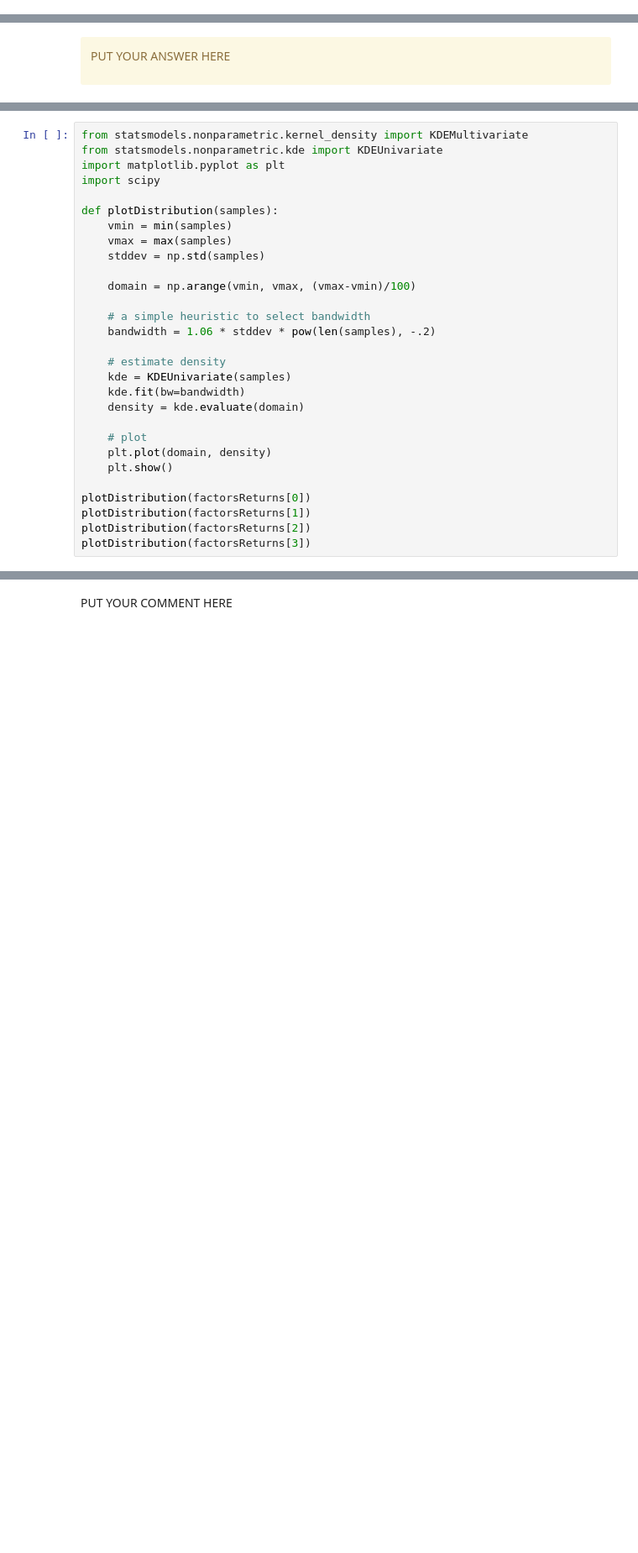
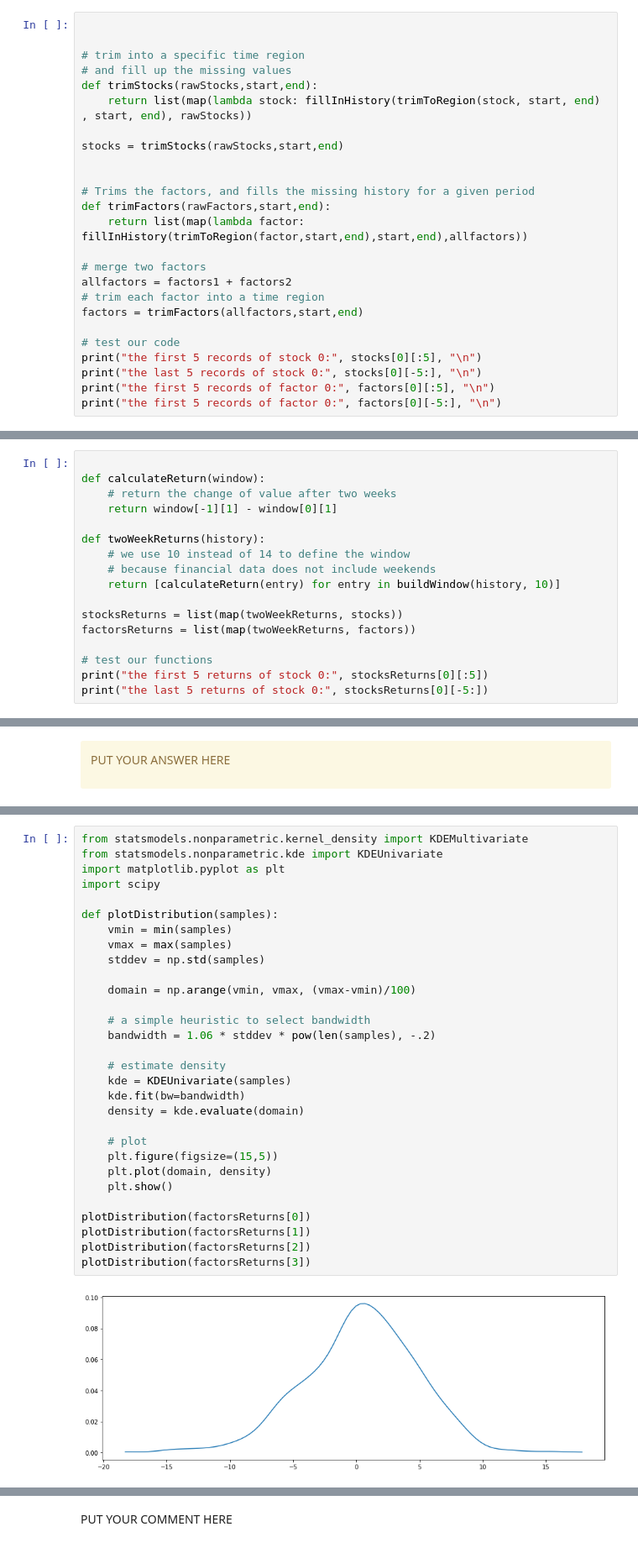
Before and after one commit to cartfjord/AML, a Jupyter notebook: Notebooks/MC.ipynb, the cells around one changed output, grey strips where cells are left out. Shown: that part at 84% size. Saved outputs shown, nothing was run; the diff lists cells and outputs as text; blank space fills up the shorter version.

```diff
--- a/Notebooks/MC.ipynb
+++ b/Notebooks/MC.ipynb
@@ -570,0 +571,25 @@ print("the first 5 records of factor 0:", factors[0][-5:], "\n")
+# %%
+
+
+# trim into a specific time region
+# and fill up the missing values
+def trimStocks(rawStocks,start,end):
+    return list(map(lambda stock: fillInHistory(trimToRegion(stock, start, end) , start, end), rawStocks))
+
+stocks = trimStocks(rawStocks,start,end)
+
+
+# Trims the factors, and fills the missing history for a given period
+def trimFactors(rawFactors,start,end):
+    return list(map(lambda factor: fillInHistory(trimToRegion(factor,start,end),start,end),allfactors))
+
+# merge two factors
+allfactors = factors1 + factors2
+# trim each factor into a time region
+factors = trimFactors(allfactors,start,end)
+
+# test our code
+print("the first 5 records of stock 0:", stocks[0][:5], "\n")
+print("the last 5 records of stock 0:", stocks[0][-5:], "\n")
+print("the first 5 records of factor 0:", factors[0][:5], "\n")
+print("the first 5 records of factor 0:", factors[0][-5:], "\n")
@@ -610,0 +626,17 @@ print("the last 5 returns of stock 0:", stocksReturns[0][-5:])
+# %%
+
+def calculateReturn(window):
+    # return the change of value after two weeks
+    return window[-1][1] - window[0][1]
+
+def twoWeekReturns(history):
+    # we use 10 instead of 14 to define the window
+    # because financial data does not include weekends
+    return [calculateReturn(entry) for entry in buildWindow(history, 10)]
+
+stocksReturns = list(map(twoWeekReturns, stocks))
+factorsReturns = list(map(twoWeekReturns, factors))
+
+# test our functions
+print("the first 5 returns of stock 0:", stocksReturns[0][:5])
+print("the last 5 returns of stock 0:", stocksReturns[0][-5:])
@@ -815,29 +857,32 @@ To estimate the probability density at a given point, KDE evaluates the PDFs of
 # %%
 from statsmodels.nonparametric.kernel_density import KDEMultivariate
 from statsmodels.nonparametric.kde import KDEUnivariate
 import matplotlib.pyplot as plt
 import scipy
 
 def plotDistribution(samples):
     vmin = min(samples)
     vmax = max(samples)
     stddev = np.std(samples)
 
     domain = np.arange(vmin, vmax, (vmax-vmin)/100)
 
     # a simple heuristic to select bandwidth
     bandwidth = 1.06 * stddev * pow(len(samples), -.2)
 
     # estimate density
     kde = KDEUnivariate(samples)
     kde.fit(bw=bandwidth)
     density = kde.evaluate(domain)
 
     # plot
+    plt.figure(figsize=(15,5))
     plt.plot(domain, density)
     plt.show()
 
 plotDistribution(factorsReturns[0])
 plotDistribution(factorsReturns[1])
 plotDistribution(factorsReturns[2])
 plotDistribution(factorsReturns[3])
+# %% [output]
+[figure, added]
```
Also changed, not shown: parts of 55 cells of this notebook.
